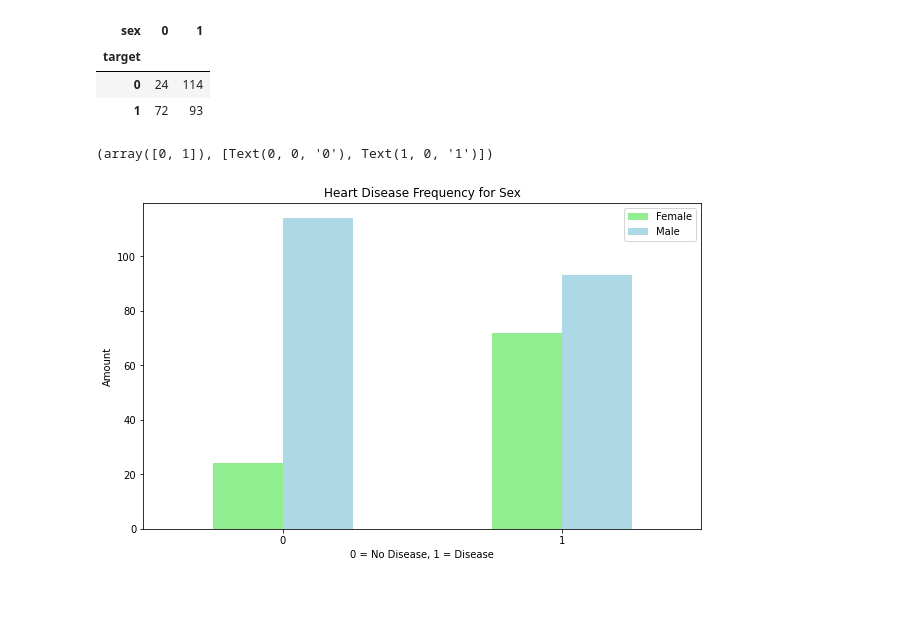
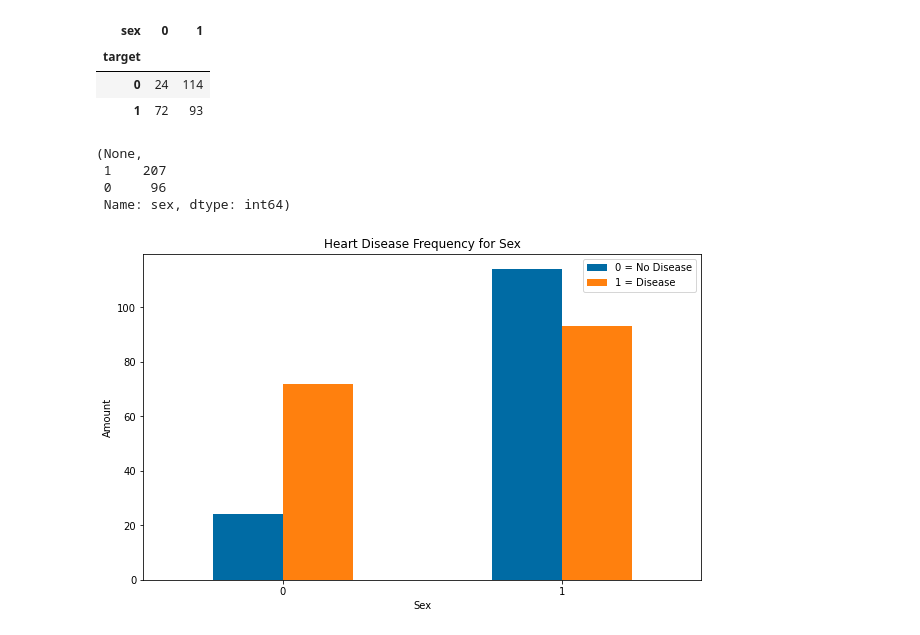
Before and after one commit to KyrylR/supervised-learning-classification, a Jupyter notebook: end-to-end-heart-disease-classification.ipynb, the cells around one changed output. Saved outputs shown, nothing was run; the diff lists cells and outputs as text; code cells hidden in the pictures; blank space fills up the shorter version.

```diff
--- a/end-to-end-heart-disease-classification.ipynb
+++ b/end-to-end-heart-disease-classification.ipynb
@@ -200,16 +203,23 @@ pd.crosstab(df.target, df.sex)
 | 0 | 24 | 114 |
 | 1 | 72 | 93 |
 # %%
-# Create a plot of cross-tab
-pd.crosstab(df.target, df.sex).plot(kind="bar",
-                                    figsize=(10, 6),
-                                    color=["lightgreen", "lightblue"])
+def compare_crosstab_plot(obj1, obj_name=""):
+    if obj_name == "":
+        obj_name = obj1.name.capitalize()
+    # Create a plot of cross-tab
+    pd.crosstab(obj1, df.target).plot(kind="bar",
+                                        figsize=(10, 6))
 
-plt.title("Heart Disease Frequency for Sex")
-plt.xlabel("0 = No Disease, 1 = Disease")
-plt.ylabel("Amount")
-plt.legend(["Female", "Male"])
-plt.xticks(rotation=0)
+    plt.title(f"Heart Disease Frequency for {obj_name}")
+    plt.xlabel(obj_name)
+    plt.ylabel("Amount")
+    plt.legend(["0 = No Disease", "1 = Disease"])
+    plt.xticks(rotation=0)
+
+compare_crosstab_plot(df.sex), df.sex.value_counts()
 # %% [output]
-(array([0, 1]), [Text(0, 0, '0'), Text(1, 0, '1')])
+(None,
+ 1    207
+ 0     96
+ Name: sex, dtype: int64)
-[figure, old version]
+[figure, new version]
```
Also changed, not shown: parts of 17 cells of this notebook.
